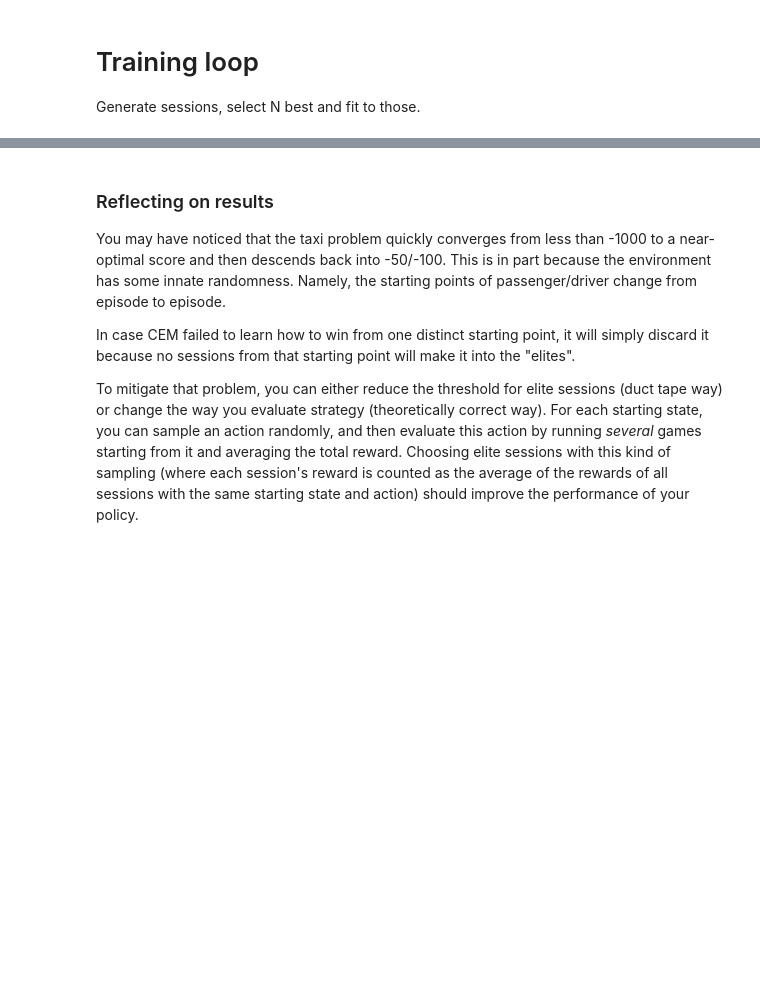
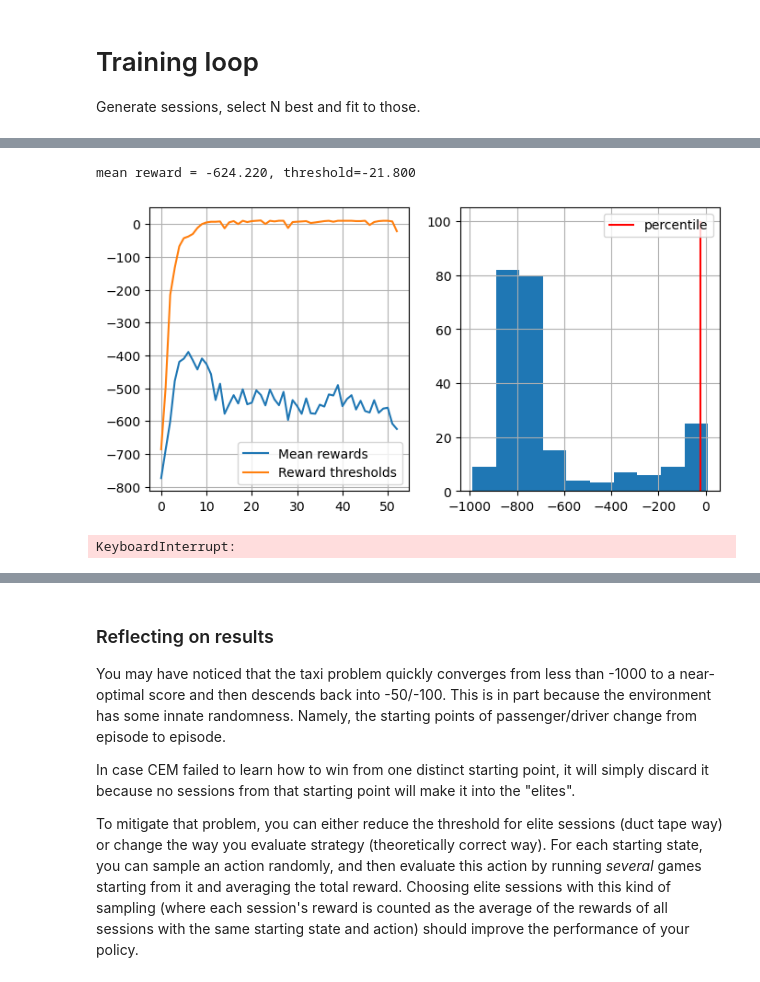
Before and after one commit to Arkadiy-Vladimirov/Practical_RL, a Jupyter notebook: week01_intro/crossentropy_method.ipynb, the cells around one changed output, grey strips where cells are left out. Saved outputs shown, nothing was run; the diff lists cells and outputs as text; code cells hidden in the pictures; blank space fills up the shorter version.

```diff
--- a/week01_intro/crossentropy_method.ipynb
+++ b/week01_intro/crossentropy_method.ipynb
@@ -314,0 +316,8 @@ mean reward = -88.884, threshold=5.000
+# %%
+# significantly increase percentile in order to get less randomness in elites choice
+train_session(250, 90, 0.5)
+# struggles to fit due to lack of fit data (only 10% of all sessions generated)
+# %% [output]
+mean reward = -624.220, threshold=-21.800
+[figure, added]
+KeyboardInterrupt:
```
Also changed, not shown: parts of 11 cells of this notebook, 1 other file.
